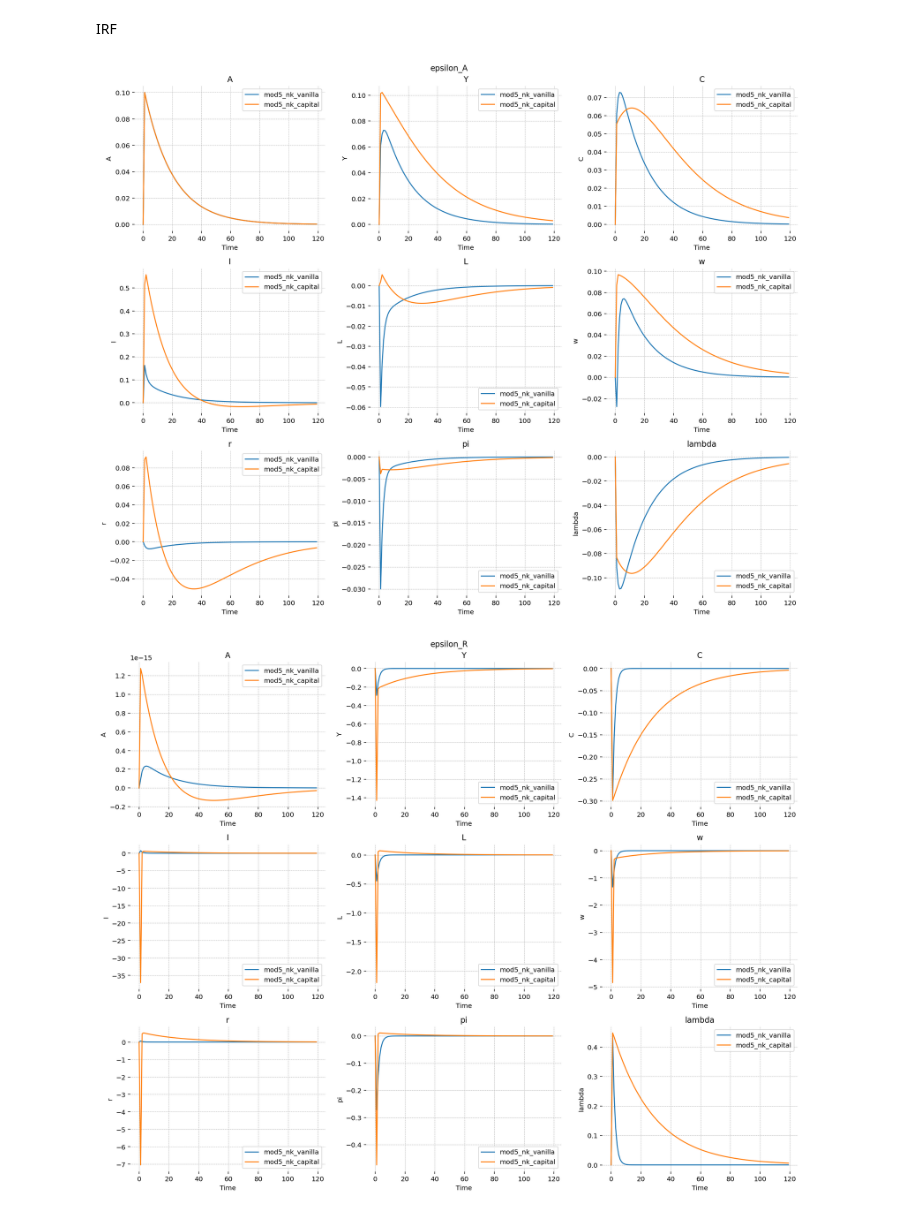
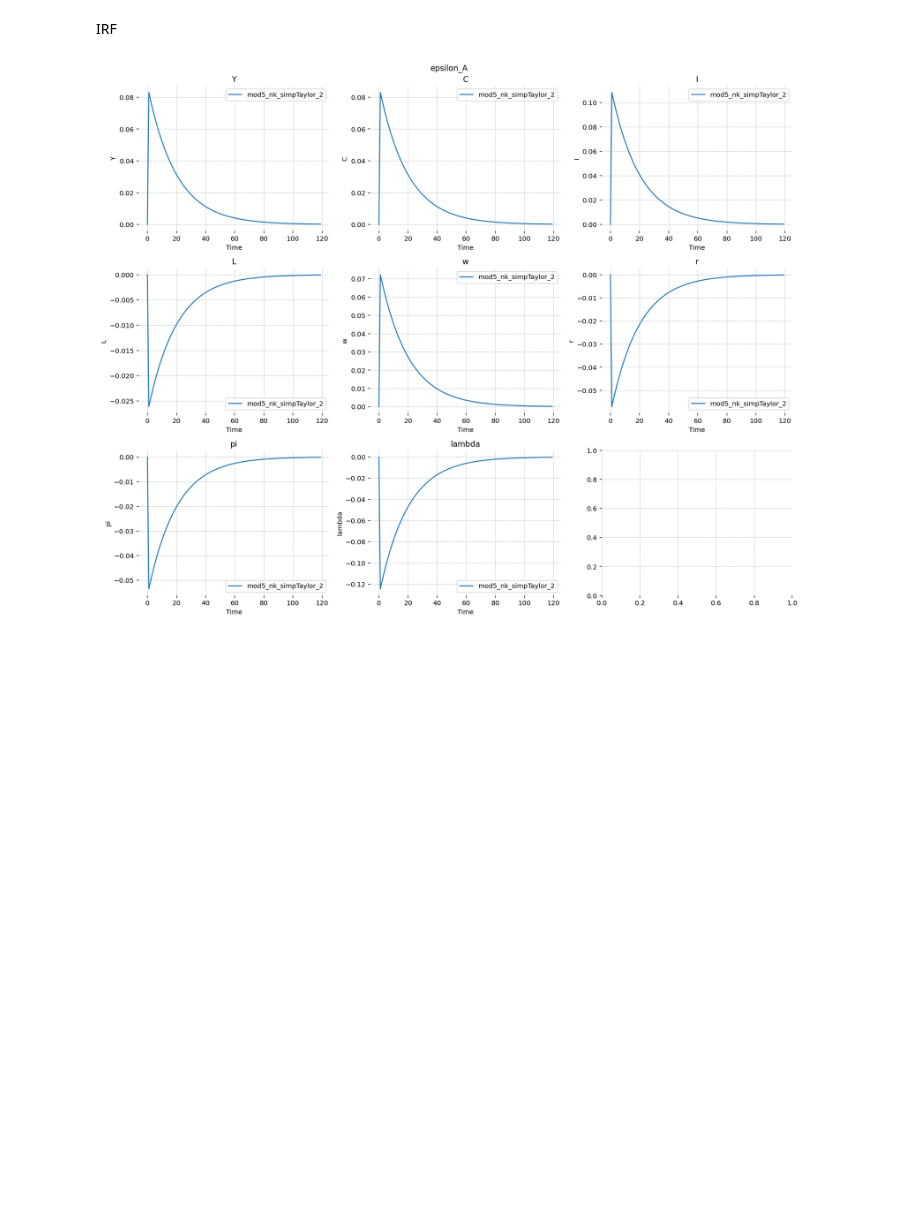
Before and after one commit to lukasgrahl/memoire1, a Jupyter notebook: notebooks/02-prep_model.ipynb, the cells around one changed output. Drawn from its saved outputs; the diff is of its cells as text; code cells hidden in the pictures; blank space fills up the shorter version.

```diff
--- a/notebooks/02-prep_model.ipynb
+++ b/notebooks/02-prep_model.ipynb
@@ -25,27 +24,30 @@ plt.rcParams.update(plt_config)
 # %% [markdown]
 globals
 # %%
-plot_vars = ['A', 'Y', 'C', 'I', 'L', 'w', 'r', 'pi', 'lambda']
+plot_vars = ['Y', 'C', 'I', 'L', 'w', 'r', 'pi', 'lambda']
 # %% [markdown]
 load model
 # %%
 from config import mod4_params, mod4_priors, mod5_params, mod5_priors
 mods = {
-    'mod4_rbc_vanilla': {'params': mod4_params,
-                         'priors': mod4_priors},
-    'mod4_rbc_seplabour': {'params': mod4_params,
-                           'priors': mod4_priors},
-    'mod5_nk_vanilla': {'params': mod5_params,
-                            'priors': mod5_priors},
-    'mod5_nk_capital': {'params': mod5_params,
+    # 'mod4_rbc_vanilla': {'params': mod4_params,
+    #                      'priors': mod4_priors},
+    # 'mod4_rbc_flabour_2': {'params': mod4_params,
+                           # 'priors': mod4_priors},
+    # 'mod5_nk_vanilla': {'params': mod5_params,
+                            # 'priors': mod5_priors},
+    # 'mod5_nk_capital': {'params': mod5_params,
+    #                         'priors': mod5_priors},
+    'mod5_nk_simpTaylor_2': {'params': mod5_params,
                             'priors': mod5_priors},
 }
 
 # load model
-for item in mods.keys():
-    mods[item]['mod'] = gEconModel(os.path.join(MODEL_DIR, f'{item}.gcn'), verbose=False)
+for key in mods.keys():
+    mods[key]['mod'] = gEconModel(os.path.join(MODEL_DIR, f'{key}.gcn'), verbose=True)
+    # mods[key]['mod'].free_param_dict.update(mods[key]['params'])
 
 # solve model
 for item in mods.keys():
-    _, mods[item]['mod'] = solve_updated_mod(mods[item]['mod'], verbose=False)
+    _, mods[item]['mod'] = solve_updated_mod(mods[item]['mod'], verbose=True)
     assert _ == True
@@ -69,34 +89,32 @@ IRF
 # %%
 shock_size = .1
 sim_length = 120
 
 # get irf for each model
 for key in mods.keys():
     mods[key]['irf'] = mods[key]['mod'].impulse_response_function(simulation_length=sim_length, shock_size=shock_size)
 
 # set plotting shock
-shocks = ['epsilon_A', 'epsilon_R', 'epsilon_pi']
+shocks = ['epsilon_A'] #, 'epsilon_R', 'epsilon_pi']
 p_vars = plot_vars.copy()
 for shock in shocks:
     irfs_list = []
     legend = []
     p_vars = plot_vars.copy()
-    for key in ['mod5_nk_vanilla', 'mod5_nk_capital']:
+    for key in mods.keys(): # ['mod5_nk_vanilla', 'mod5_nk_capital']:
         try:
             irfs_list.append(mods[key]['irf'].unstack().loc[:, shock].unstack().copy())
             legend.append(key)
-            if 'rbc' in key:
-                p_vars = [item for item in p_vars if item != 'pi']
+            p_vars = [item for item in p_vars if item in [var.base_name for var in mods[key]['mod'].variables]]
         except KeyError:
             continue
 
     # plot shocks
     plot_dfs([df[p_vars] for df in irfs_list],
              sns.lineplot,
              figsize=(15, 4),
              fig_title=shock,
              legend=legend
             )
 # %% [output]
-[figure, old version]
+[figure, new version]
-[figure, removed]
```
Also changed, not shown: parts of 3 cells of this notebook, 2 other files.
